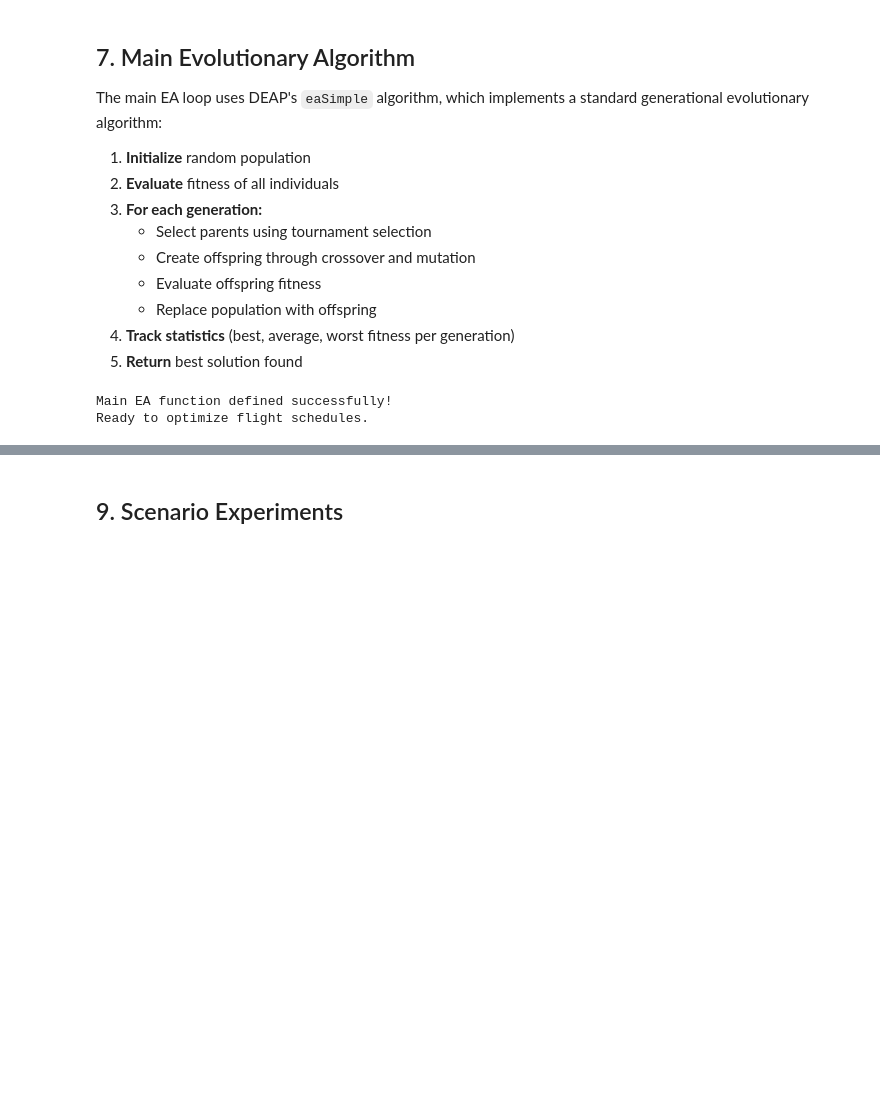
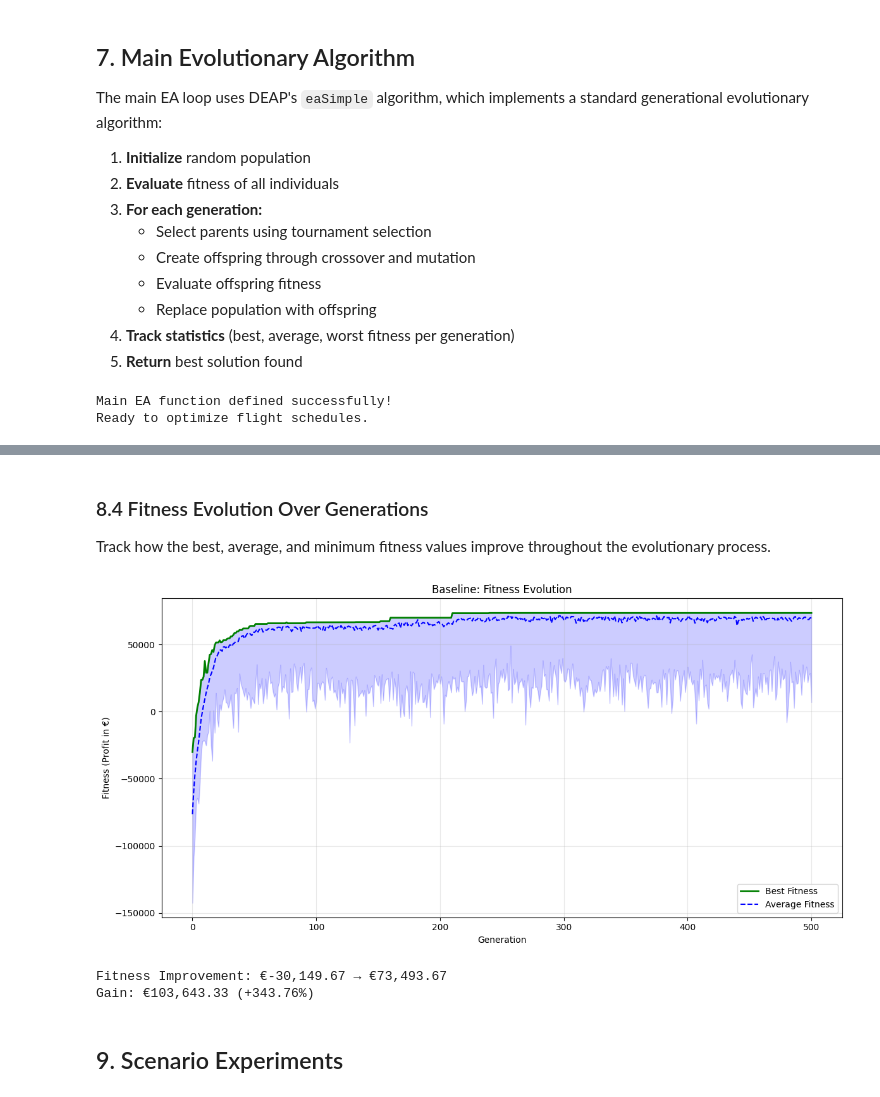
Before and after one commit to Terikyy/ai-evolutionary-algorithms, a Jupyter notebook: flight-schedule-optimization.ipynb, the cells around one changed output, grey strips where cells are left out. Drawn from its saved outputs; the diff is of its cells as text; code cells hidden in the pictures; blank space fills up the shorter version.

```diff
--- a/flight-schedule-optimization.ipynb
+++ b/flight-schedule-optimization.ipynb
@@ -1139,3 +1243,13 @@ Ready to optimize flight schedules.
+# %% [markdown]
+### 8.4 Fitness Evolution Over Generations
+
+Track how the best, average, and minimum fitness values improve throughout the evolutionary process.
+# %%
+plot_fitness_evolution(baseline_results['logbook'], "Baseline: Fitness Evolution")
+# %% [output]
+[figure, added]
+Fitness Improvement: €-30,149.67 → €73,493.67
+Gain: €103,643.33 (+343.76%)
 # %% [markdown]
 ## 9. Scenario Experiments
 # %% [markdown]
```
Also changed, not shown: parts of 17 cells of this notebook.
